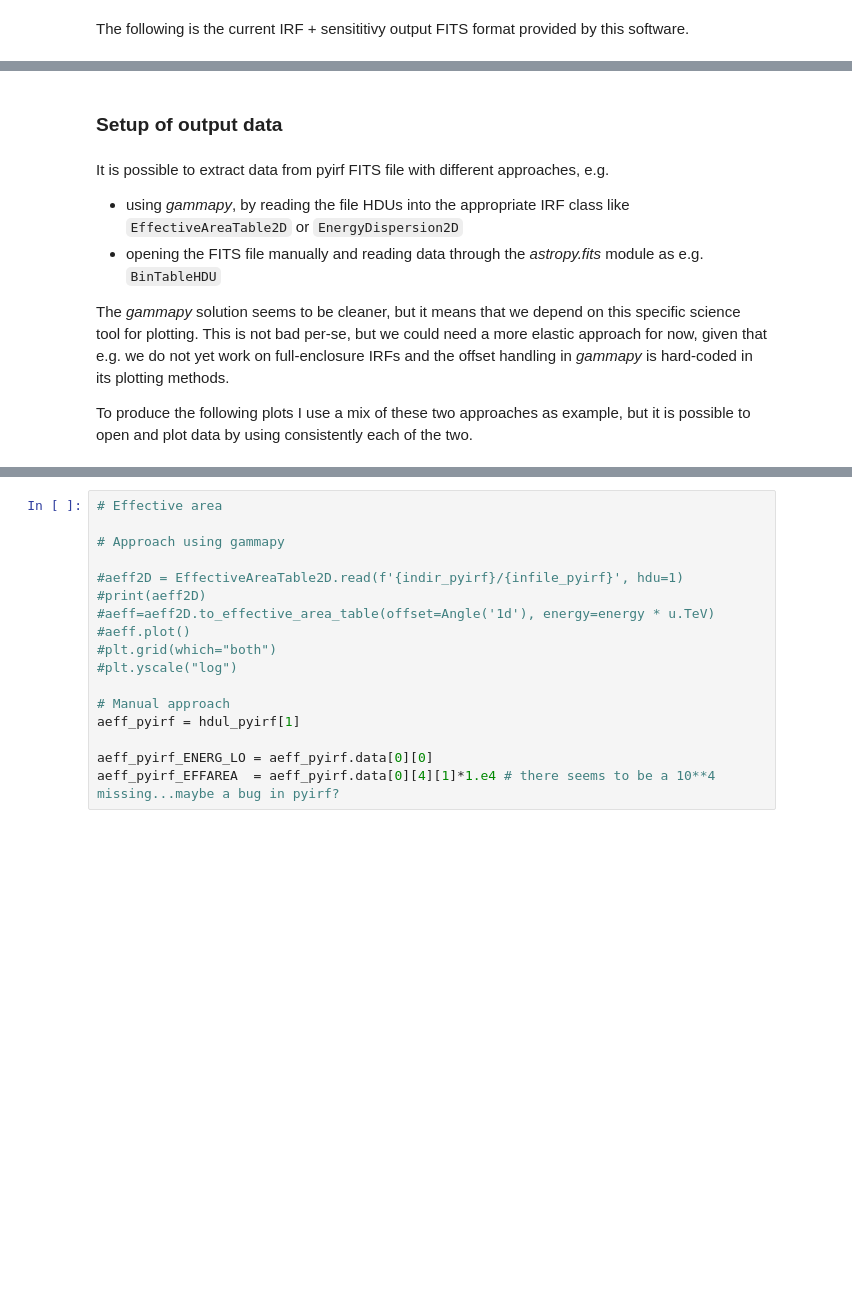
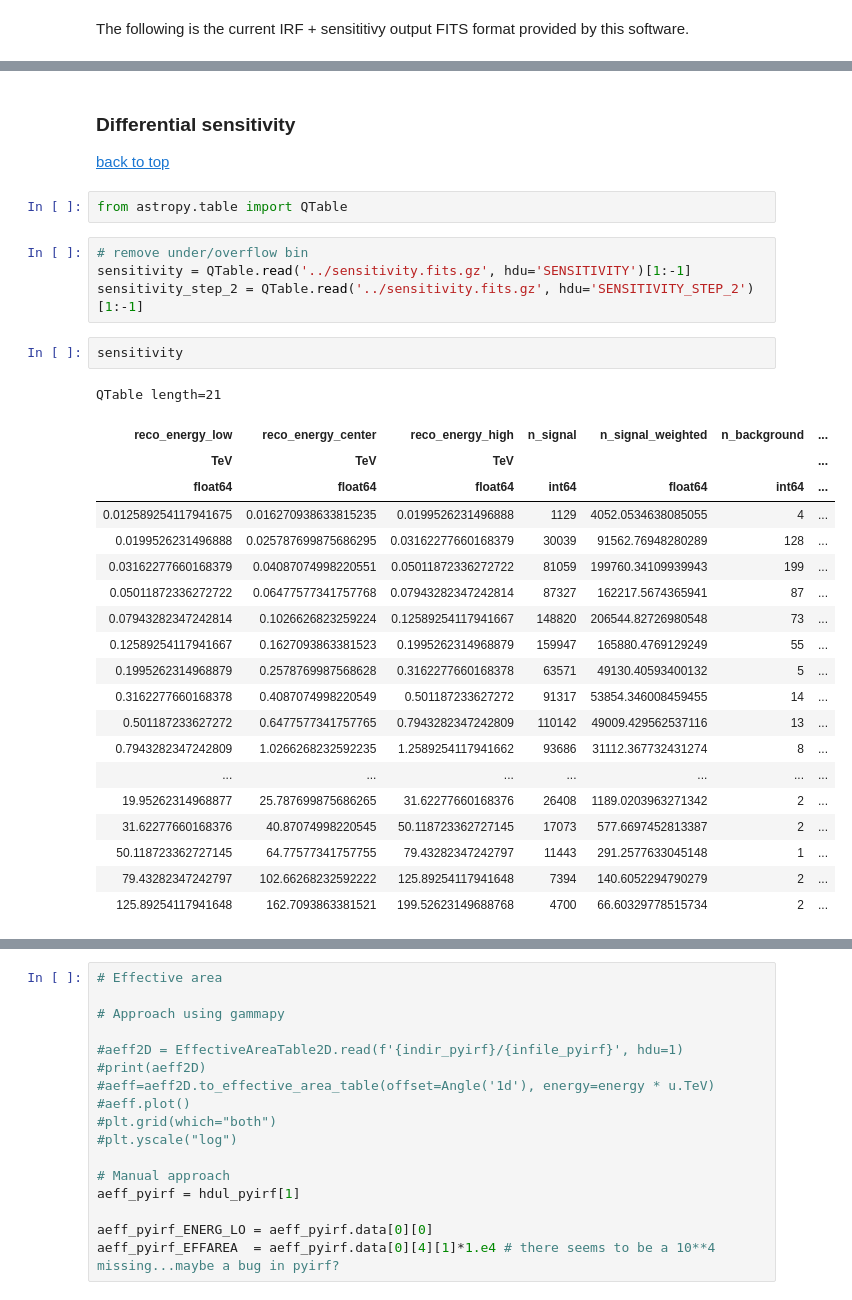
Before and after one commit to cta-observatory/pyirf, a Jupyter notebook: notebooks/comparison_with_EventDisplay.ipynb, the cells around one changed output, grey strips where cells are left out. Saved outputs shown, nothing was run; the diff lists cells and outputs as text; blank space fills up the shorter version.

```diff
--- a/notebooks/comparison_with_EventDisplay.ipynb
+++ b/notebooks/comparison_with_EventDisplay.ipynb
@@ -100,11 +76,32 @@ No.    Name      Ver    Type      Cards   Dimensions   Format
-# %% [markdown]
-### Setup of output data
-# %% [markdown]
-It is possible to extract data from pyirf FITS file with different approaches, e.g.
-
-- using *gammapy*, by reading the file HDUs into the appropriate IRF class like `EffectiveAreaTable2D` or `EnergyDispersion2D`
-- opening the FITS file manually and reading data through the *astropy.fits* module as e.g. `BinTableHDU`
-
-The *gammapy* solution seems to be cleaner, but it means that we depend on this specific science tool for plotting. This is not bad per-se, but we could need a more elastic approach for now, given that e.g. we do not yet work on full-enclosure IRFs and the offset handling in *gammapy* is hard-coded in its plotting methods.
-
-To produce the following plots I use a mix of these two approaches as example, but it is possible to open and plot data by using consistently each of the two.
+# %% [markdown]
+### Differential sensitivity
+[back to top](#Table-of-contents)
+# %%
+from astropy.table import QTable
+# %%
+# remove under/overflow bin
+sensitivity = QTable.read('../sensitivity.fits.gz', hdu='SENSITIVITY')[1:-1]
+sensitivity_step_2 = QTable.read('../sensitivity.fits.gz', hdu='SENSITIVITY_STEP_2')[1:-1]
+# %%
+sensitivity
+# %% [output]
+QTable length=21
+| reco_energy_low | reco_energy_center | reco_energy_high | n_signal | n_signal_weighted | n_background | ... |
+| TeV | TeV | TeV |  |  |  | ... |
+| float64 | float64 | float64 | int64 | float64 | int64 | ... |
+| 0.012589254117941675 | 0.016270938633815235 | 0.0199526231496888 | 1129 | 4052.0534638085055 | 4 | ... |
+| 0.0199526231496888 | 0.025787699875686295 | 0.03162277660168379 | 30039 | 91562.76948280289 | 128 | ... |
+| 0.03162277660168379 | 0.04087074998220551 | 0.05011872336272722 | 81059 | 199760.34109939943 | 199 | ... |
+| 0.05011872336272722 | 0.06477577341757768 | 0.07943282347242814 | 87327 | 162217.5674365941 | 87 | ... |
+| 0.07943282347242814 | 0.1026626823259224 | 0.12589254117941667 | 148820 | 206544.82726980548 | 73 | ... |
+| 0.12589254117941667 | 0.1627093863381523 | 0.1995262314968879 | 159947 | 165880.4769129249 | 55 | ... |
+| 0.1995262314968879 | 0.2578769987568628 | 0.3162277660168378 | 63571 | 49130.40593400132 | 5 | ... |
+| 0.3162277660168378 | 0.4087074998220549 | 0.501187233627272 | 91317 | 53854.346008459455 | 14 | ... |
+| 0.501187233627272 | 0.6477577341757765 | 0.7943282347242809 | 110142 | 49009.429562537116 | 13 | ... |
+| 0.7943282347242809 | 1.0266268232592235 | 1.2589254117941662 | 93686 | 31112.367732431274 | 8 | ... |
+| ... | ... | ... | ... | ... | ... | ... |
+| 19.95262314968877 | 25.787699875686265 | 31.62277660168376 | 26408 | 1189.0203963271342 | 2 | ... |
+| 31.62277660168376 | 40.87074998220545 | 50.118723362727145 | 17073 | 577.6697452813387 | 2 | ... |
+| 50.118723362727145 | 64.77577341757755 | 79.43282347242797 | 11443 | 291.2577633045148 | 1 | ... |
+| 79.43282347242797 | 102.66268232592222 | 125.89254117941648 | 7394 | 140.6052294790279 | 2 | ... |
+| 125.89254117941648 | 162.7093863381521 | 199.52623149688768 | 4700 | 66.60329778515734 | 2 | ... |
```
Also changed, not shown: parts of 17 cells of this notebook, 2 other files.
